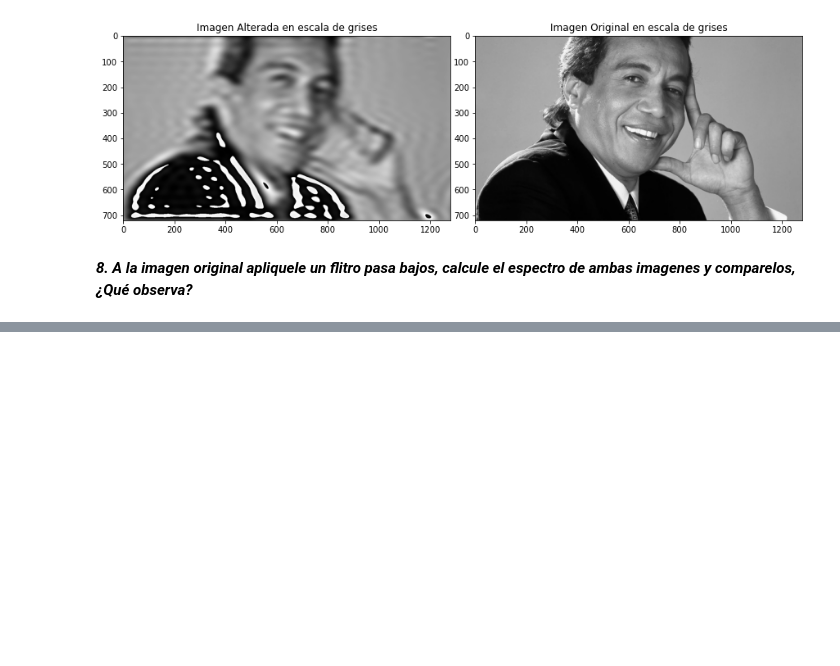
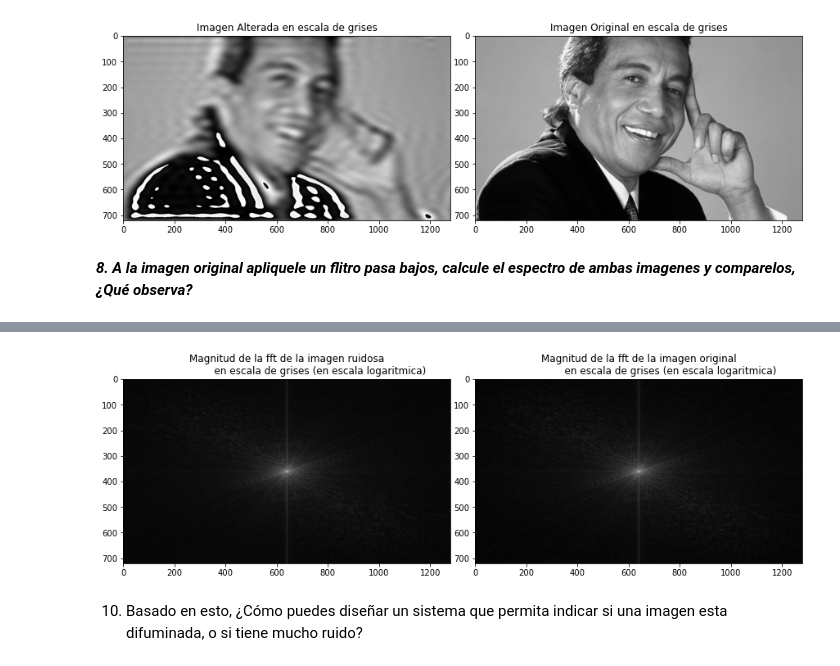
Before and after one commit to DaveAlsina/5toSemestre, a Jupyter notebook: vision_pc/talleres/taller2/Taller 2 Analisis Frecuencial.ipynb, the cells around one changed output, grey strips where cells are left out. Drawn from its saved outputs; the diff is of its cells as text; code cells hidden in the pictures; blank space fills up the shorter version.

```diff
--- a/vision_pc/talleres/taller2/Taller 2 Analisis Frecuencial.ipynb
+++ b/vision_pc/talleres/taller2/Taller 2 Analisis Frecuencial.ipynb
@@ -157,0 +195,25 @@ plt.show()
+# %%
+nrows, ncols = gray.shape
+noisy_img = np.random.rand(nrows, ncols)*10 + gray
+
+# calcula la fft de la imagen con blur
+fft_shift_noisy =  np.fft.fftshift(np.fft.fft2(noisy_img))
+# %%
+fig4, axs4 = plt.subplots(1, 2, figsize=(12,12))
+
+axs4[0].set_title("Magnitud de la fft de la imagen ruidosa\n \
+                    en escala de grises (en escala logaritmica)")
+axs4[1].set_title("Magnitud de la fft de la imagen original\n \
+                   en escala de grises (en escala logaritmica)")
+
+axs4[0].imshow( 20*np.log( 0.0001 + np.abs(fft_shift_noisy)/np.max( np.abs(fft_shift_noisy))),
+               cmap='gray')
+axs4[1].imshow( 20*np.log( 0.0001 + np.abs(fft_shift_og)/np.max(np.abs(fft_shift_og))),
+               cmap='gray')
+
+plt.tight_layout(pad=0.4)
+plt.show()
+# %% [output]
+[figure, added]
+# %% [markdown]
+10. Basado en esto, ¿Cómo puedes diseñar un sistema que permita indicar si una imagen esta difuminada, o si tiene mucho ruido?
```
Also changed, not shown: parts of 3 cells of this notebook, 3 other files.
